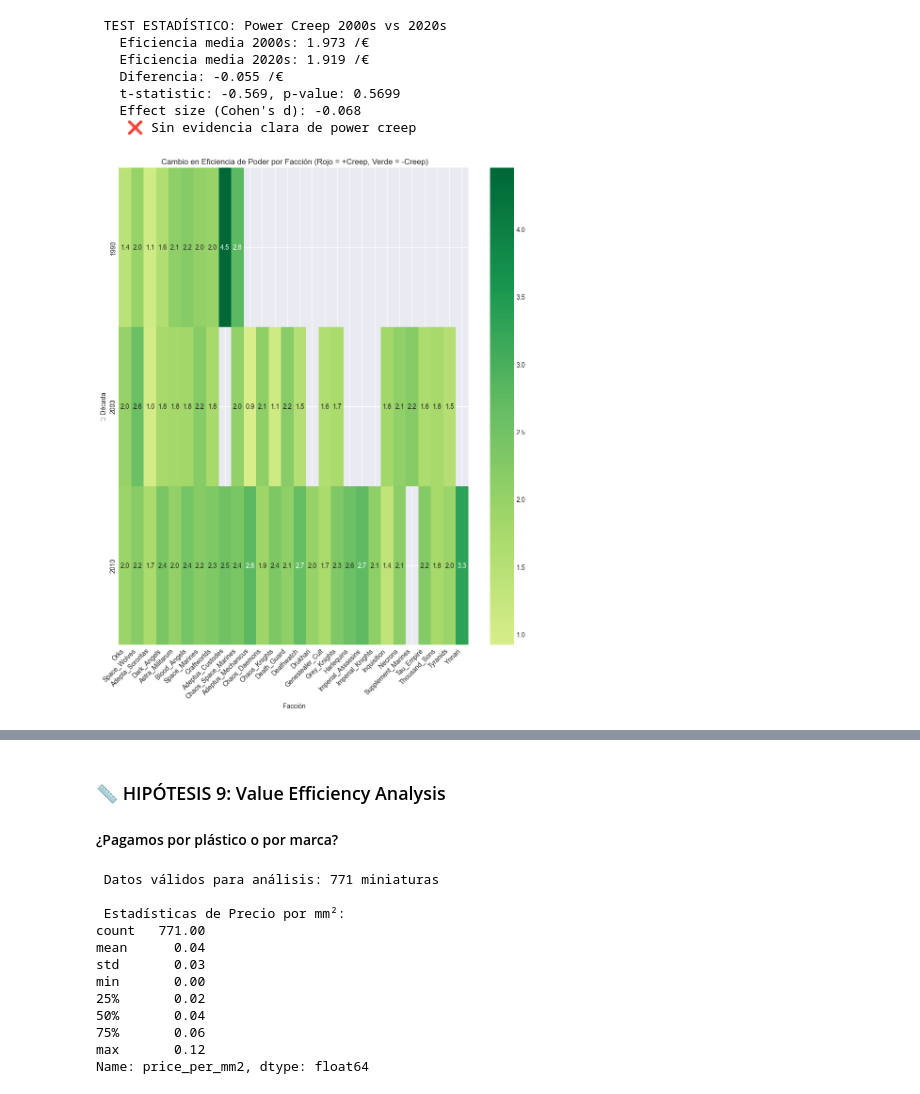
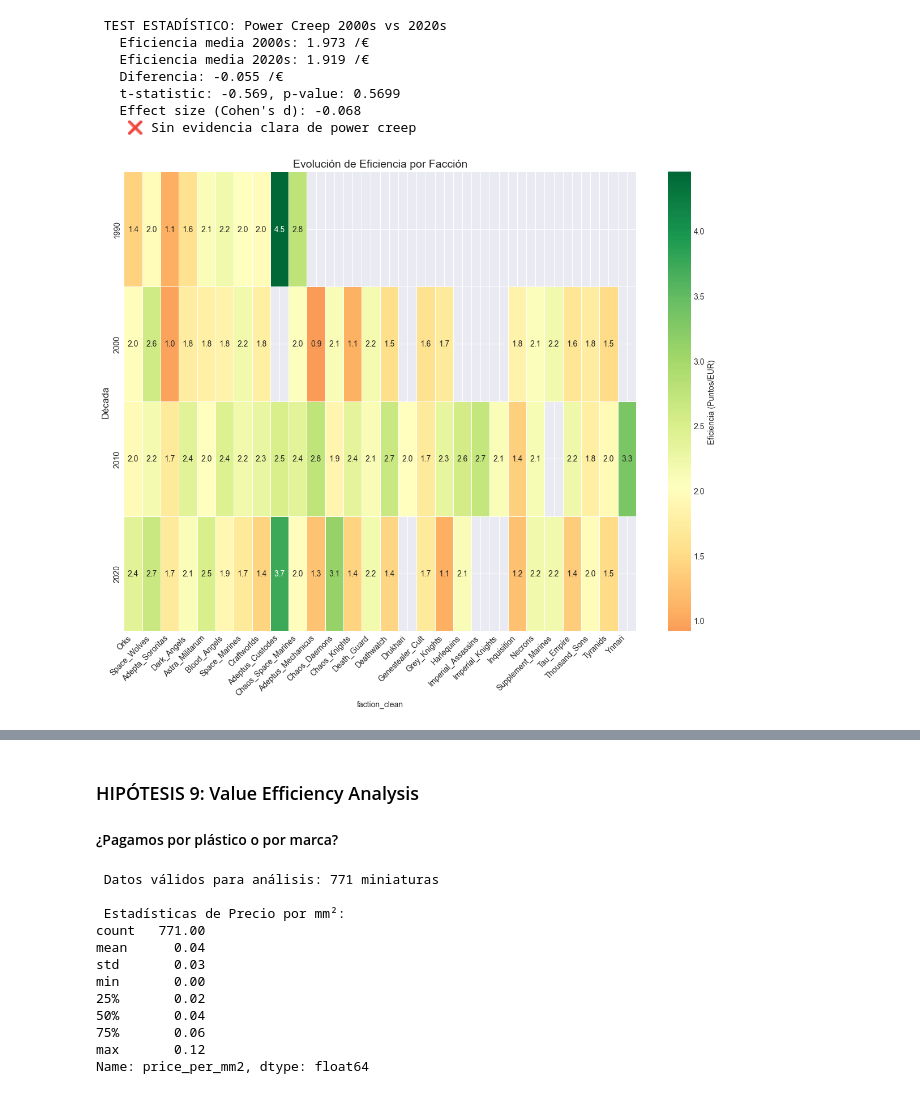
Before and after one commit to Varushet/EDA, a Jupyter notebook: src/main/EDA_W40K.ipynb, the cells around one changed output, grey strips where cells are left out. Saved outputs shown, nothing was run; the diff lists cells and outputs as text; code cells hidden in the pictures.

```diff
--- a/src/main/EDA_W40K.ipynb
+++ b/src/main/EDA_W40K.ipynb
@@ -31,6 +31,9 @@ df_market['year'] = pd.to_numeric(df_market['year'], errors='coerce')
 df_mini['faction_clean'] = df_mini['faction'].str.strip()
 df_lore['faction_clean'] = df_lore['faction'].str.strip()
 df_faction['faction_clean'] = df_faction['faction'].str.strip()
+
+
+df_mini['material'] = df_mini['material'].astype(str).str.replace('?', '', regex=False)
 # %%
 print(f" Miniaturas: {df_mini.shape}")
 print(f" Libros Lore: {df_lore.shape}")
@@ -632,8 +739,13 @@ balance_df['performance_index'] = (
 )
 # %%
 # 5.3 - Clasificar facciones por estado de balance
-balance_df['balance_status'] = pd.cut(
+balance_df['balance_status'] = pd.qcut(
     balance_df['performance_index'],
-    bins=[0, 45, 55, 100],
-    labels=['Underpowered ', 'Balanced ', 'Overpowered ']
+    q=3,
+    labels=['Underpowered', 'Balanced', 'Overpowered'],
+    duplicates='drop'
 )
+
+# Verificar que ahora sí hay variedad
+print("Distribución corregida:")
+print(balance_df['balance_status'].value_counts())
@@ -1114,28 +1413,40 @@ if len(decade_2000) > 10 and len(decade_2020) > 10:
    Effect size (Cohen's d): -0.068
     ❌ Sin evidencia clara de power creep
 # %%
-# 8.9 - Heatmap: Facciones con mayor cambio en eficiencia
 faction_efficiency_change = df_pc.groupby(['faction_clean', 'decade'])['power_efficiency'].mean().unstack()
 
-# Calcular cambio neto (última década disponible - primera)
-faction_efficiency_change['net_change'] = (
-    faction_efficiency_change.iloc[:, -1] - faction_efficiency_change.iloc[:, 0]
+# 2. Calcular cambio neto para ordenar
+faction_efficiency_change['net_change'] = faction_efficiency_change.iloc[:, -1] - faction_efficiency_change.iloc[:, 0]
+
+# Ordenar facciones por su mejora neta
+sorted_factions = faction_efficiency_change.sort_values('net_change', ascending=False)
+top_data = sorted_factions.drop(columns='net_change')
+
+# Filtramos los NaNs para que no afecten al cálculo del centro
+valid_values = top_data.values[~np.isnan(top_data.values)]
+vcenter_val = np.median(valid_values)
+
+plt.figure(figsize=(12, 10))
+
+# 4. Plotear Heatmap con el centro corregido
+sns.heatmap(
+    top_data.T,
+    cmap='RdYlGn',
+    center=vcenter_val,
+    annot=True,
+    fmt='.1f',
+    linewidths=.5,
+    cbar_kws={'label': 'Eficiencia (Puntos/EUR)'}
 )
 
-# Visualizar top/bottom
-plt.figure(figsize=(10, 12))
-sorted_factions = faction_efficiency_change.sort_values('net_change', ascending=False)
-top_data = sorted_factions.drop(columns='net_change').iloc[:, :-1]  # Excluir columnas con muchos NaN
-
-sns.heatmap(top_data.T, cmap='RdYlGn', center=0, annot=True, fmt='.1f')
-plt.xlabel(' Facción')
-plt.ylabel('📆 Década')
-plt.title(' Cambio en Eficiencia de Poder por Facción (Rojo = +Creep, Verde = -Creep)')
+plt.ylabel('Década', fontsize=12)
+plt.title(f'Evolución de Eficiencia por Facción', fontsize=14)
 plt.xticks(rotation=45, ha='right')
 plt.tight_layout()
-plt.savefig('hipotesis_8_faction_creep_heatmap.png', dpi=300, bbox_inches='tight')
+
+plt.savefig('../img/hipotesis_8_faction_creep_heatmap_fixed.png', dpi=300, bbox_inches='tight')
 # %% [output]
-[figure, old version]
+[figure, new version]
 # %%
 # 8.10 - Función utilitaria: Detectar posibles casos de power creep extremo
 def find_power_creep_outliers(threshold_std=2):
@@ -1185,7 +1496,7 @@ Abaddon The Despoiler Chaos_Space_Marines  2019 270.00  67.62              3.99
         Knight Warden  Adeptus_Mechanicus  2015 385.00  59.80              6.44               2.87
         Knight Warden  Adeptus_Mechanicus  2015 385.00  59.80              6.44               2.87
 # %% [markdown]
-### 📏 HIPÓTESIS 9: Value Efficiency Analysis
+### HIPÓTESIS 9: Value Efficiency Analysis
 #### ¿Pagamos por plástico o por marca?
 # %%
 # 9.1 - Preparación de datos: extraer valor numérico de base_mm2
```
Also changed, not shown: parts of 44 cells of this notebook, 41 other files.
